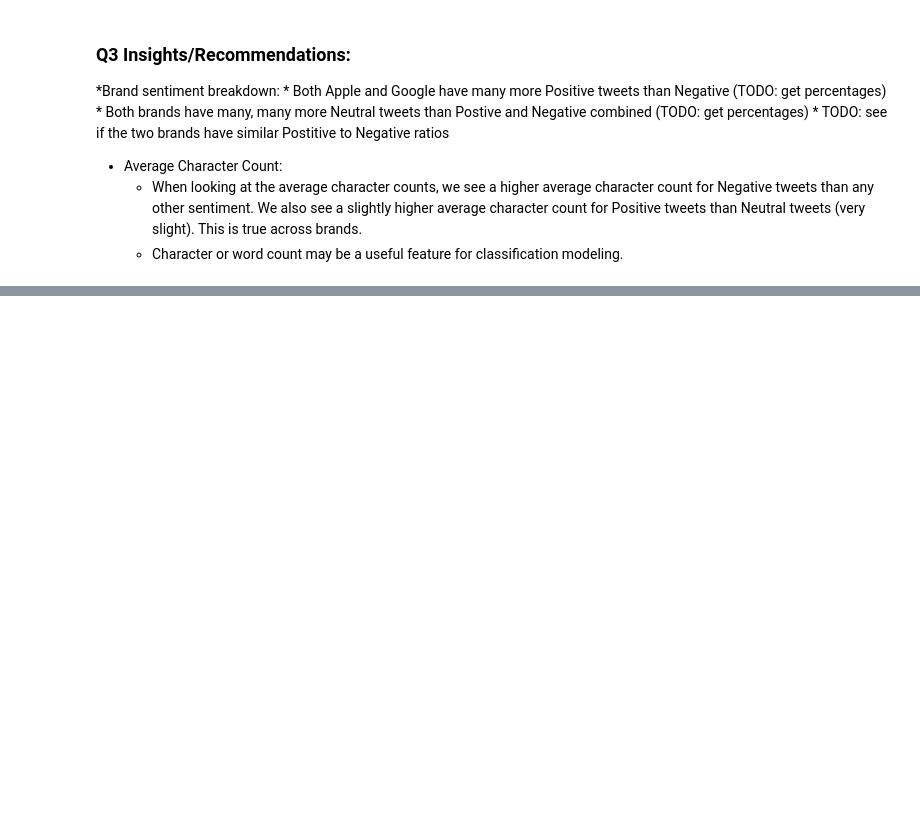
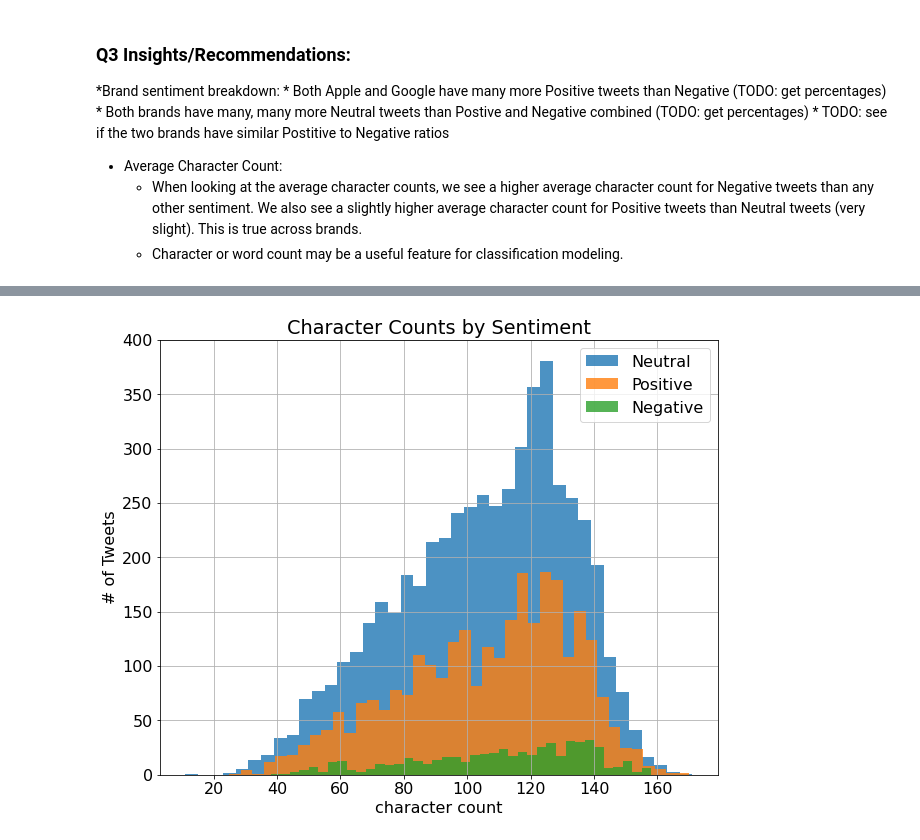
Before and after one commit to lspope/dsc-phase-4-project, a Jupyter notebook: notebooks/eda.ipynb, the cells around one changed output, grey strips where cells are left out. Saved outputs shown, nothing was run; the diff lists cells and outputs as text; code cells hidden in the pictures; blank space fills up the shorter version.

```diff
--- a/notebooks/eda.ipynb
+++ b/notebooks/eda.ipynb
@@ -182,0 +136,14 @@ plt.show()
+# %%
+# Show the distribution of tweet character count for each of the sentiment classes
+plfig = plt.figure(figsize = (10, 8))
+plt.hist(cleaned_tweets[cleaned_tweets['sentiment']=='Neutral']['tweet_char_count'], bins=40, alpha=0.8)
+plt.hist(cleaned_tweets[cleaned_tweets['sentiment']=='Positive']['tweet_char_count'], bins=40,alpha=0.8)
+plt.hist(cleaned_tweets[cleaned_tweets['sentiment']=='Negative']['tweet_char_count'], bins=40, alpha=0.8)
+plt.legend(('Neutral', 'Positive', 'Negative'))
+plt.grid(True)
+plt.xlabel('character count')
+plt.ylabel('# of Tweets')
+plt.title('Character Counts by Sentiment')
+plt.show()
+# %% [output]
+[figure, added]
```
Also changed, not shown: parts of 14 cells of this notebook, 2 other files.
